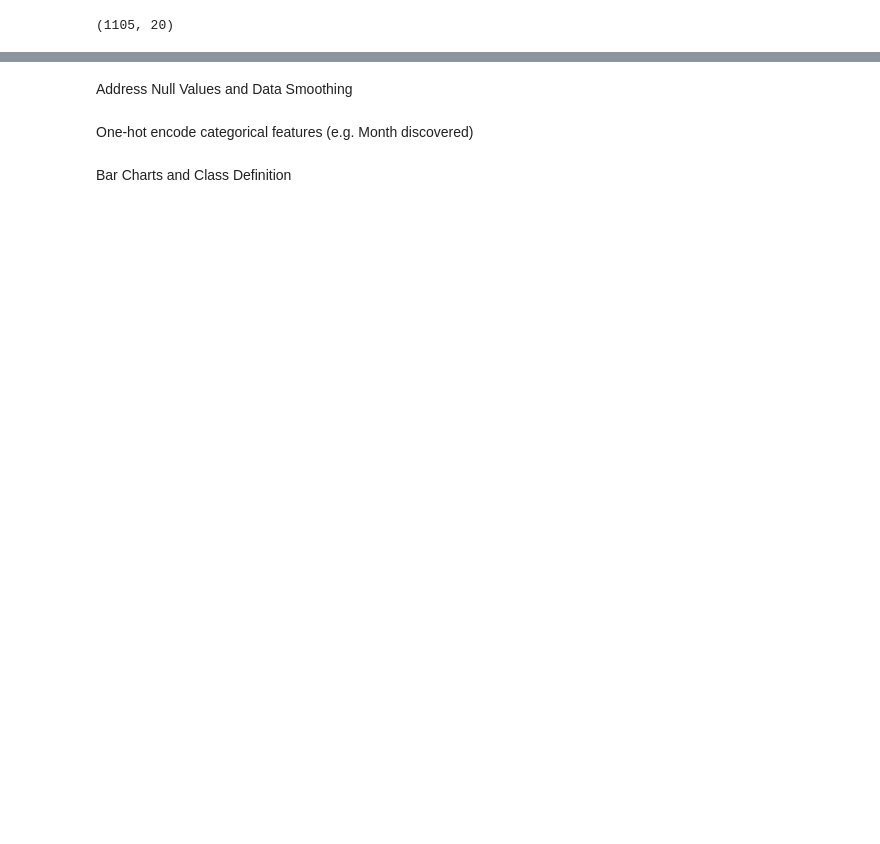
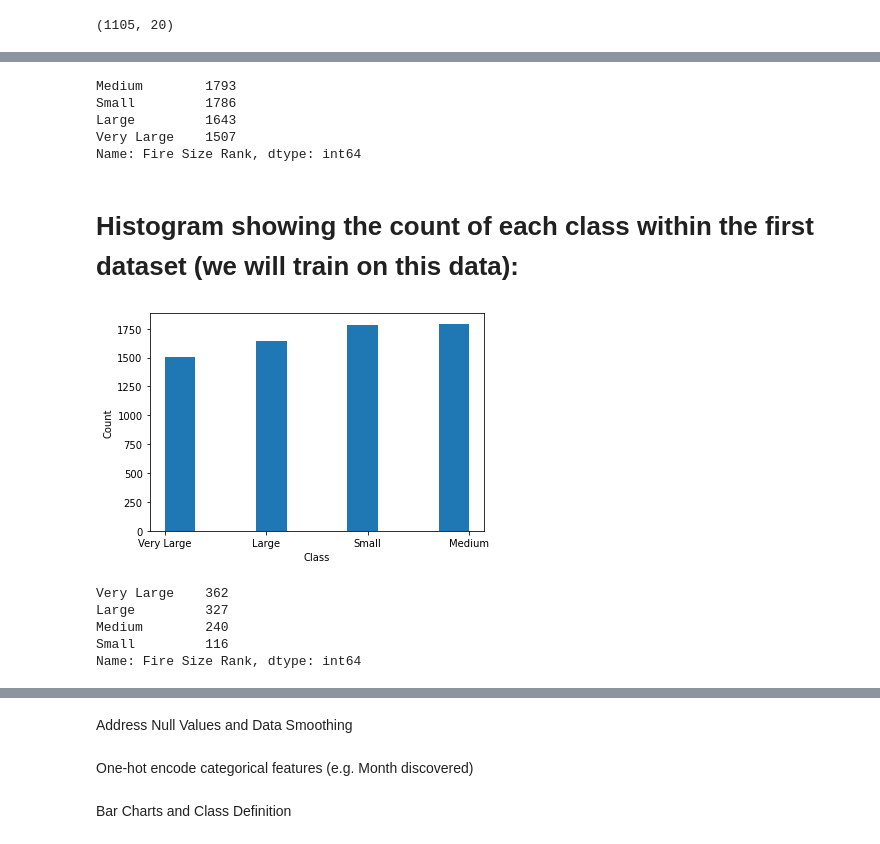
Before and after one commit to mnocerino23/Wildfire-Forecaster, a Jupyter notebook: Classifiers.ipynb, the cells around one changed output, grey strips where cells are left out. Drawn from its saved outputs; the diff is of its cells as text; code cells hidden in the pictures; blank space fills up the shorter version.

```diff
--- a/Classifiers.ipynb
+++ b/Classifiers.ipynb
@@ -167,0 +218,66 @@ print(wildfire_set2['Fire Size Rank'].value_counts())
+# %%
+#In this cell, I restrict the first dataset to those wildfires over 10 acres in size
+#and then redefine the clases as described above to lead to a more balanced spread of the
+#classes. We want the spread to be balanced amongst the classes since we will train our model on this
+#larger dataset
+
+wildfire1 = wildfire_set1.loc[wildfire_set1['AcresBurned']> 10]
+
+for index, rows in wildfire1.iterrows():
+  size_fire = wildfire1.at[index, 'AcresBurned']
+  if size_fire >= 10 and size_fire < 20.5:
+    size_class = 'Small'
+  if size_fire >= 20.5 and size_fire <= 50:
+    size_class = 'Medium'
+  elif size_fire > 50 and size_fire <= 200:
+    size_class = 'Large'
+  elif size_fire > 200:
+    size_class = 'Very Large'
+  wildfire1.at[index,'Fire Size Rank'] = size_class
+
+print(wildfire1['Fire Size Rank'].value_counts())
+# %% [output]
+Medium        1793
+Small         1786
+Large         1643
+Very Large    1507
+Name: Fire Size Rank, dtype: int64
+# %% [markdown]
+# Histogram showing the count of each class within the first dataset (we will train on this data):
+# %%
+import matplotlib.pyplot as plt
+import numpy as np
+
+x = wildfire1['Fire Size Rank']
+
+plt.xlabel('Class')
+plt.ylabel('Count')
+plt.hist(x)
+plt.show()
+# %% [output]
+[figure, added]
+# %%
+#Restrict the fires to those over 10 acres for the second dataset
+#as well
+
+wildfire2 = wildfire_set2.loc[wildfire_set2['AcresBurned']>10]
+
+for index, rows in wildfire2.iterrows():
+  size_fire = wildfire2.at[index, 'AcresBurned']
+  if size_fire >= 10 and size_fire < 20.5:
+    size_class = 'Small'
+  if size_fire >= 20.5 and size_fire <= 50:
+    size_class = 'Medium'
+  elif size_fire > 50 and size_fire <= 200:
+    size_class = 'Large'
+  elif size_fire > 200:
+    size_class = 'Very Large'
+  wildfire2.at[index,'Fire Size Rank'] = size_class
+
+print(wildfire2['Fire Size Rank'].value_counts())
+# %% [output]
+Very Large    362
+Large         327
+Medium        240
+Small         116
+Name: Fire Size Rank, dtype: int64
```
Also changed, not shown: parts of 30 cells of this notebook.
